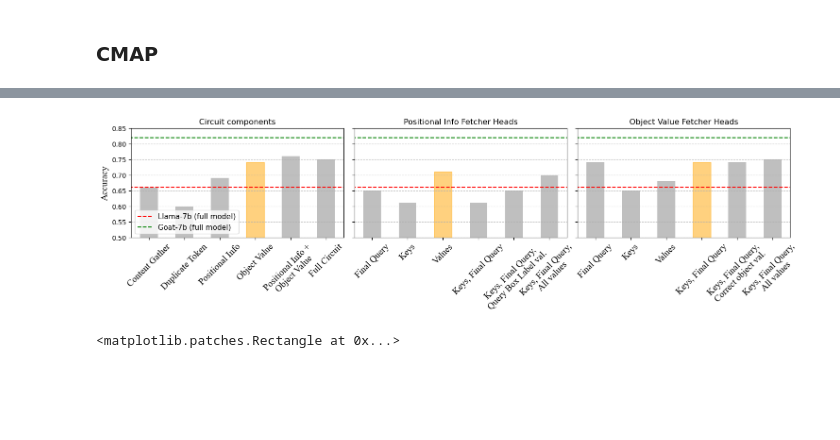
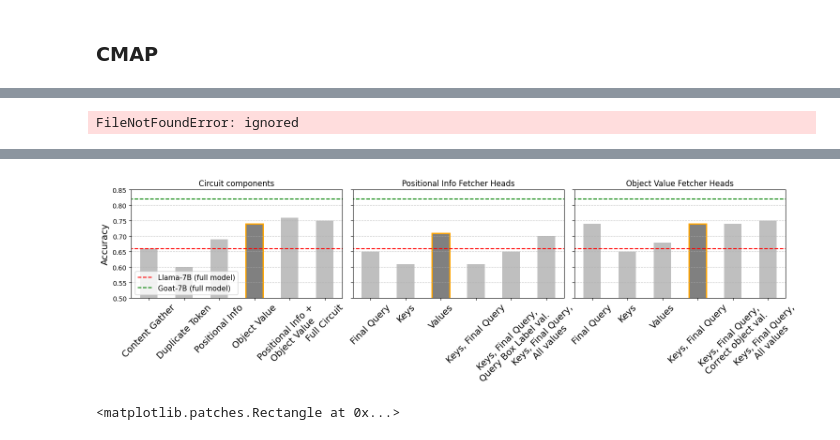
Before and after one commit to tamarott/finetuning_iclr24_figs, a Jupyter notebook: figs.ipynb, the cells around one changed output, grey strips where cells are left out. Saved outputs shown, nothing was run; the diff lists cells and outputs as text; code cells hidden in the pictures; blank space fills up the shorter version.

```diff
--- a/figs.ipynb
+++ b/figs.ipynb
@@ -194,6 +194,8 @@ inputs_val = [
     "Keys, Final Query,\nAll values",
 ]
 cmap_val = [0.74, 0.65, 0.68, 0.74, 0.74, 0.75]
+
+bar_to_highlight = [3,2,3]
 # %%
 titles = ["Circuit components", "Positional Info Fetcher Heads", "Object Value Fetcher Heads"]
 values = [cmap_heads, cmap_pos, cmap_val]
@@ -215,7 +217,7 @@ for i in range(num_figs):
         "--",
         color="red",
         alpha=1,
-        label="Llama-7b (full model)",
+        label="Llama-7B (full model)",
     )
     axs[i].plot(
         range(-1, len(val) + 1),
@@ -223,13 +225,19 @@ for i in range(num_figs):
         "--",
         color="green",
         alpha=1,
-        label="Goat-7b (full model)",
+        label="Goat-7B (full model)",
     )
-    axs[i].bar(br1, val, color="grey", alpha=0.5, width=barWidth, label=titles[i])
-    if i == 1:
-        axs[i].get_children()[2 + 2].set_color("orange")
-    else:
-        axs[i].get_children()[2 + 3].set_color("orange")
+    bars = axs[i].bar(br1, val, color="grey", alpha=0.5, width=barWidth, label=titles[i])
+    # if i == 1:
+    #     axs[i].get_children()[2 + 2].set_color("orange")
+    # else:
+    #     axs[i].get_children()[2 + 3].set_color("orange")
+
+    bars[bar_to_highlight[i]].set_edgecolor('orange')
+    bars[bar_to_highlight[i]].set_alpha(1)
+    bars[bar_to_highlight[i]].set_linewidth(2.0)  # Adjust the width as needed
+
+
 
     # Adding Xticks
     axs[i].set_xticks(br1)  # Set the tick positions
@@ -248,7 +256,7 @@ for i in range(num_figs):
         axs[i].legend(
             fontsize=11,
             handles=[axs[i].lines[0], axs[i].lines[1]],
-            labels=["Llama-7b (full model)", "Goat-7b (full model)"],
+            labels=["Llama-7B (full model)", "Goat-7B (full model)"],
         )
     else:
         axs[i].set_ylim(0.5, 0.85)
@@ -265,0 +290 @@ plt.savefig("Figures/CMAP_results.pdf", bbox_inches="tight", dpi=200)
+FileNotFoundError: ignored
@@ -266,4 +308,4 @@ plt.savefig("Figures/CMAP_results.pdf", bbox_inches="tight", dpi=200)
-[figure, old version]
+[figure, new version]
 # %%
 axs[i].get_children()[3]
 # %% [output]
```
Also changed, not shown: parts of 1 cell of this notebook.
